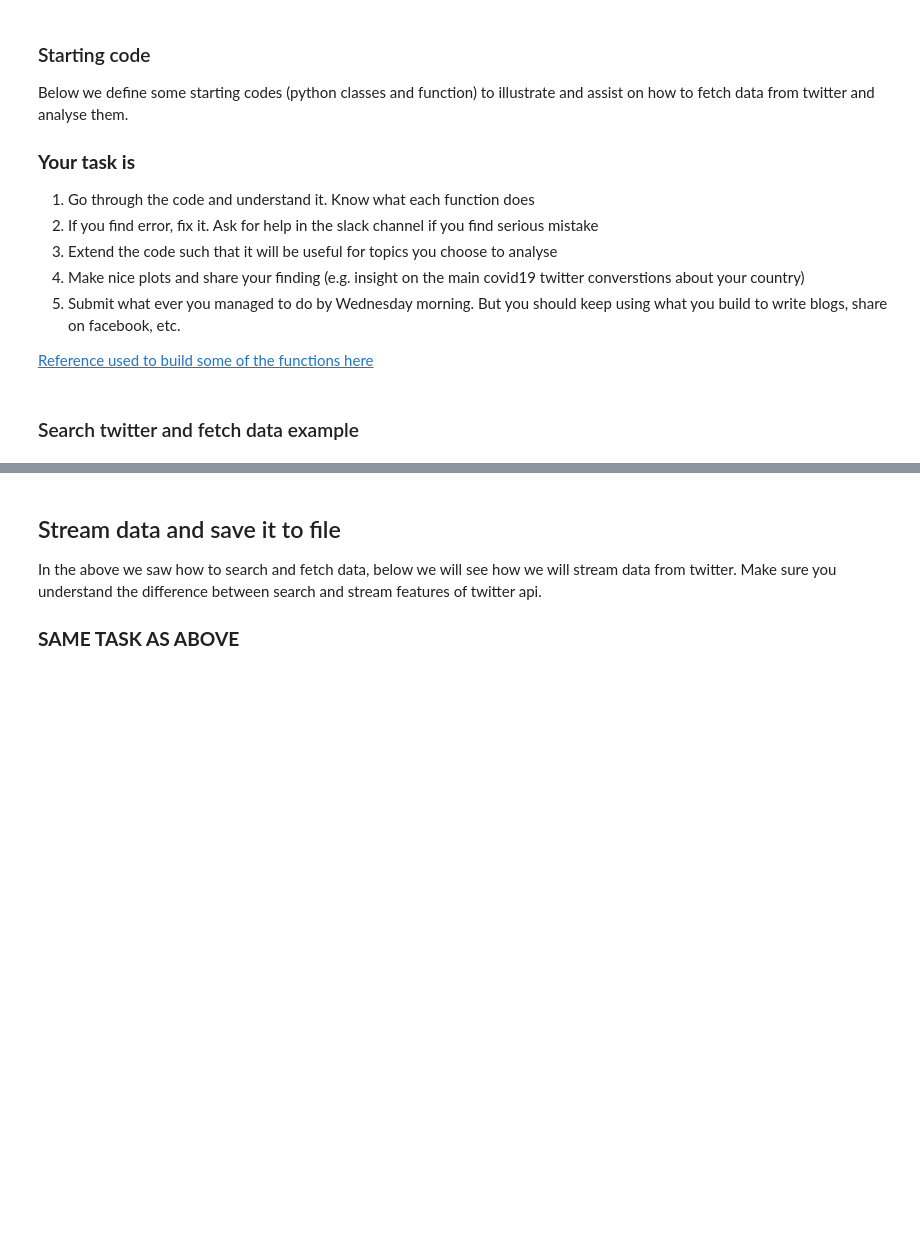
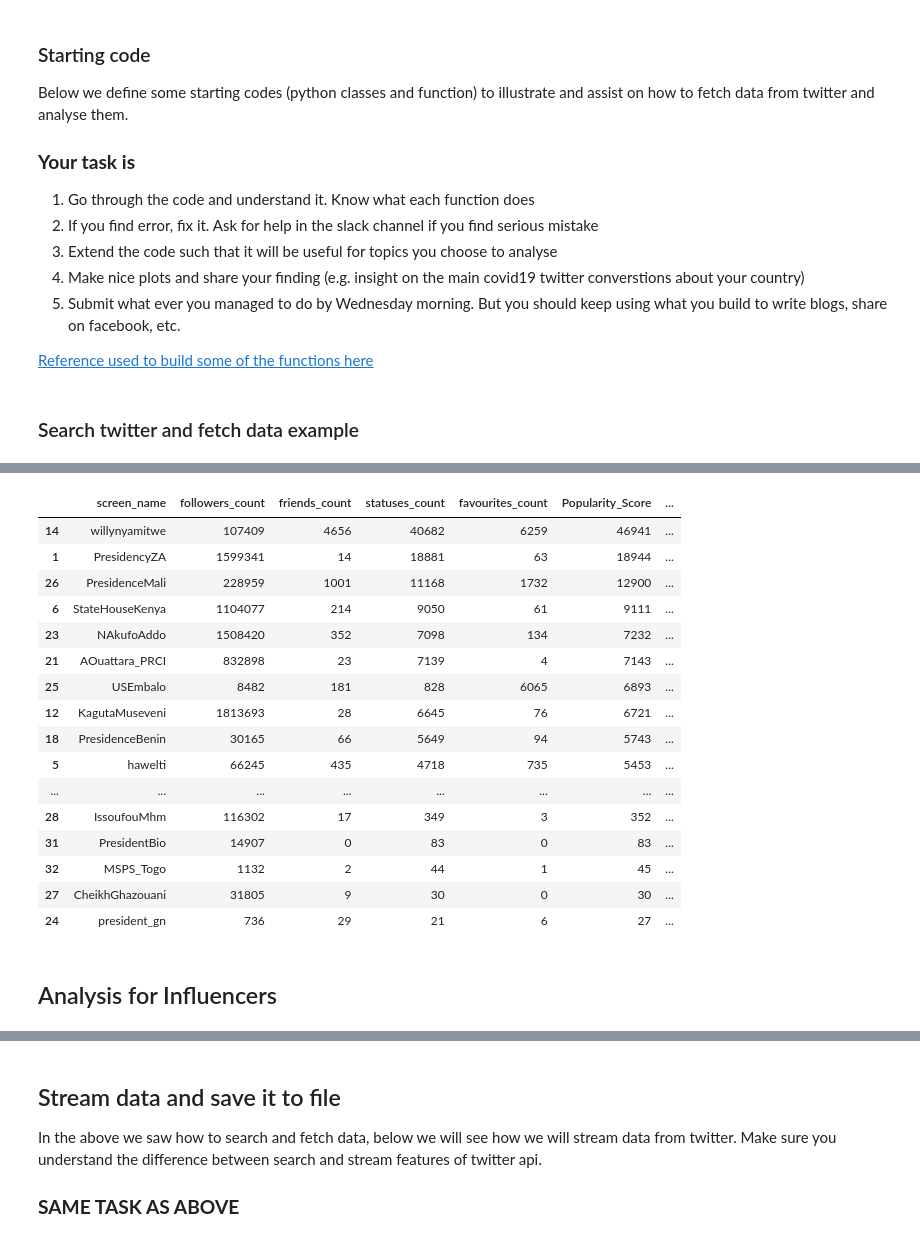
Before and after one commit to 10acad/git-get-started, a Jupyter notebook: twitter_mining/segundev_twittermininng.ipynb, the cells around one changed output, grey strips where cells are left out. Saved outputs shown, nothing was run; the diff lists cells and outputs as text; code cells hidden in the pictures; blank space fills up the shorter version.

```diff
--- a/twitter_mining/segundev_twittermininng.ipynb
+++ b/twitter_mining/segundev_twittermininng.ipynb
@@ -262,0 +396,7 @@ df = ts.get_tweets(covid_keywords, csvfile=tweets_file)    #you saved the
+# %%
+gov = pd.read_csv('data/Governmentdata.csv')
+# %%
+gov_df = gov[['screen_name','followers_count','friends_count','statuses_count','favourites_count']]
+# %%
+gov_df['Popularity_Score'] = gov_df['statuses_count'].add(gov_df['favourites_count'])
+gov_df['Reach_Score'] = gov_df['followers_count'].sub(gov_df['friends_count'])
@@ -262,0 +413,22 @@ df = ts.get_tweets(covid_keywords, csvfile=tweets_file)    #you saved the
+# %%
+gov_df.sort_values(by=['Popularity_Score','Reach_Score'], ascending=False)
+# %% [output]
+|  | screen_name | followers_count | friends_count | statuses_count | favourites_count | Popularity_Score | ... |
+| 14 | willynyamitwe | 107409 | 4656 | 40682 | 6259 | 46941 | ... |
+| 1 | PresidencyZA | 1599341 | 14 | 18881 | 63 | 18944 | ... |
+| 26 | PresidenceMali | 228959 | 1001 | 11168 | 1732 | 12900 | ... |
+| 6 | StateHouseKenya | 1104077 | 214 | 9050 | 61 | 9111 | ... |
+| 23 | NAkufoAddo | 1508420 | 352 | 7098 | 134 | 7232 | ... |
+| 21 | AOuattara_PRCI | 832898 | 23 | 7139 | 4 | 7143 | ... |
+| 25 | USEmbalo | 8482 | 181 | 828 | 6065 | 6893 | ... |
+| 12 | KagutaMuseveni | 1813693 | 28 | 6645 | 76 | 6721 | ... |
+| 18 | PresidenceBenin | 30165 | 66 | 5649 | 94 | 5743 | ... |
+| 5 | hawelti | 66245 | 435 | 4718 | 735 | 5453 | ... |
+| ... | ... | ... | ... | ... | ... | ... | ... |
+| 28 | IssoufouMhm | 116302 | 17 | 349 | 3 | 352 | ... |
+| 31 | PresidentBio | 14907 | 0 | 83 | 0 | 83 | ... |
+| 32 | MSPS_Togo | 1132 | 2 | 44 | 1 | 45 | ... |
+| 27 | CheikhGhazouani | 31805 | 9 | 30 | 0 | 30 | ... |
+| 24 | president_gn | 736 | 29 | 21 | 6 | 27 | ... |
+# %% [markdown]
+## Analysis for Influencers
```
Also changed, not shown: parts of 20 cells of this notebook.
